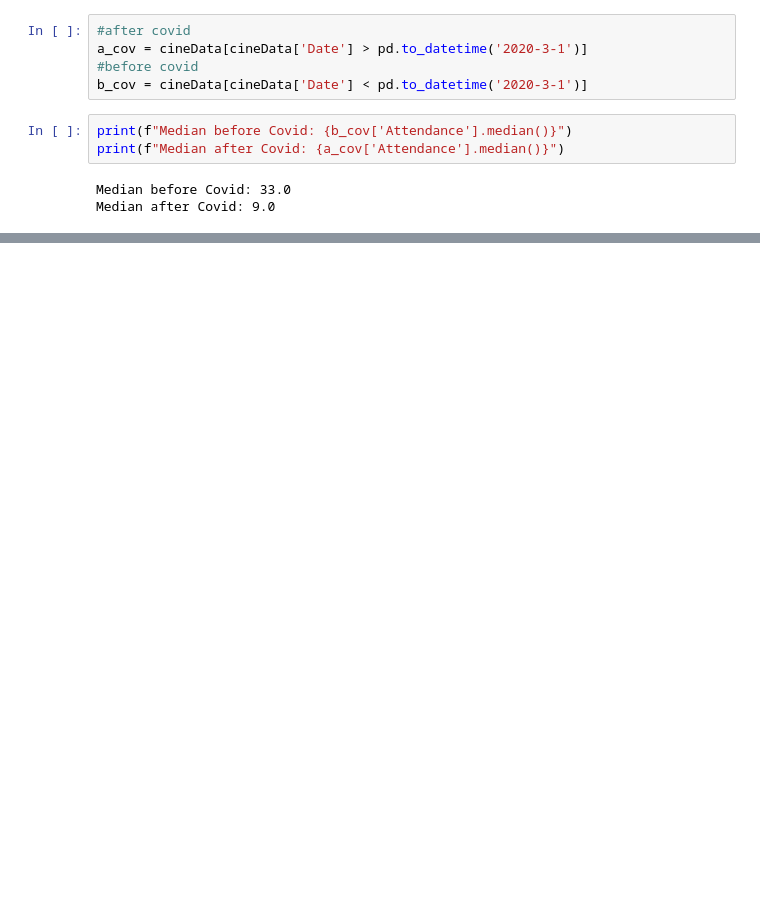
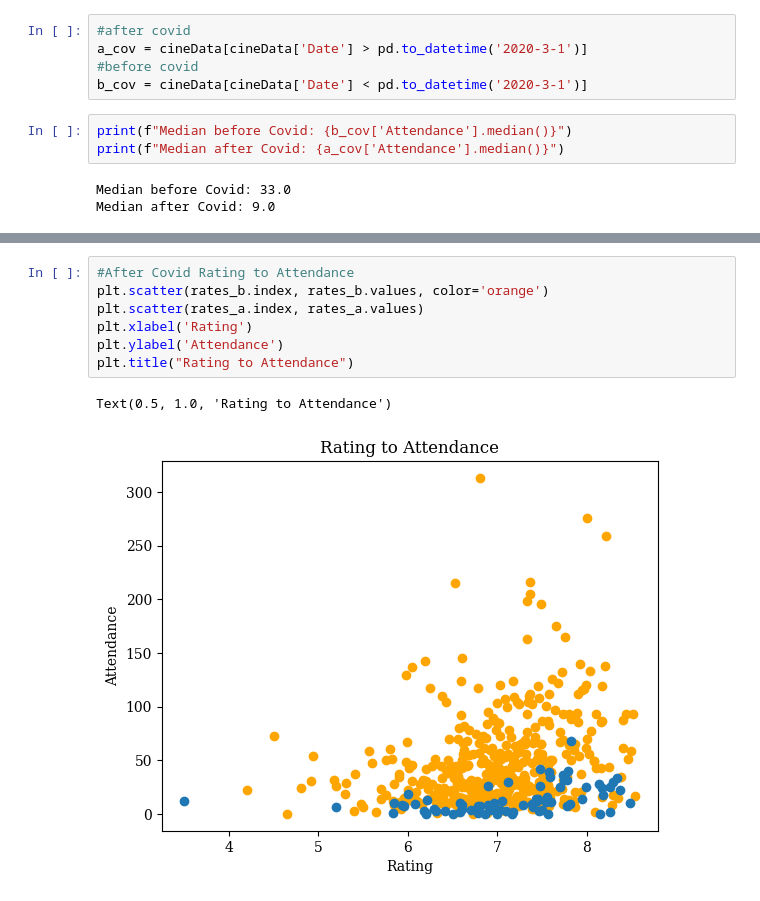
Before and after one commit to Tisinti/K.I.no, a Jupyter notebook: Data_Analysis.ipynb, the cells around one changed output, grey strips where cells are left out. Saved outputs shown, nothing was run; the diff lists cells and outputs as text; blank space fills up the shorter version.

```diff
--- a/Data_Analysis.ipynb
+++ b/Data_Analysis.ipynb
@@ -50,0 +85,10 @@ semDiff_b = b_cov.groupby(['Semester']).Attendance.mean()
+# %%
+#After Covid Rating to Attendance
+plt.scatter(rates_b.index, rates_b.values, color='orange')
+plt.scatter(rates_a.index, rates_a.values)
+plt.xlabel('Rating')
+plt.ylabel('Attendance')
+plt.title("Rating to Attendance")
+# %% [output]
+Text(0.5, 1.0, 'Rating to Attendance')
+[figure, added]
```
Also changed, not shown: parts of 25 cells of this notebook.
